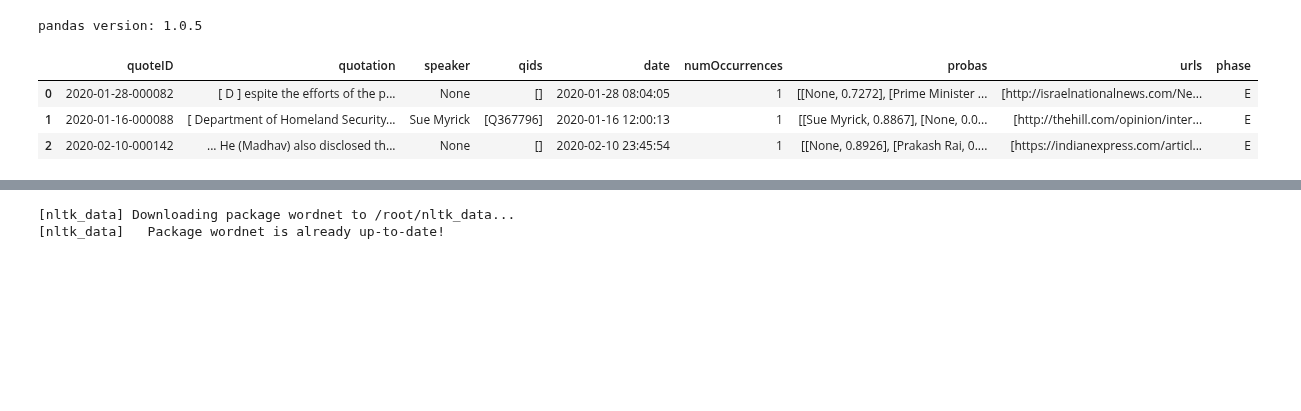
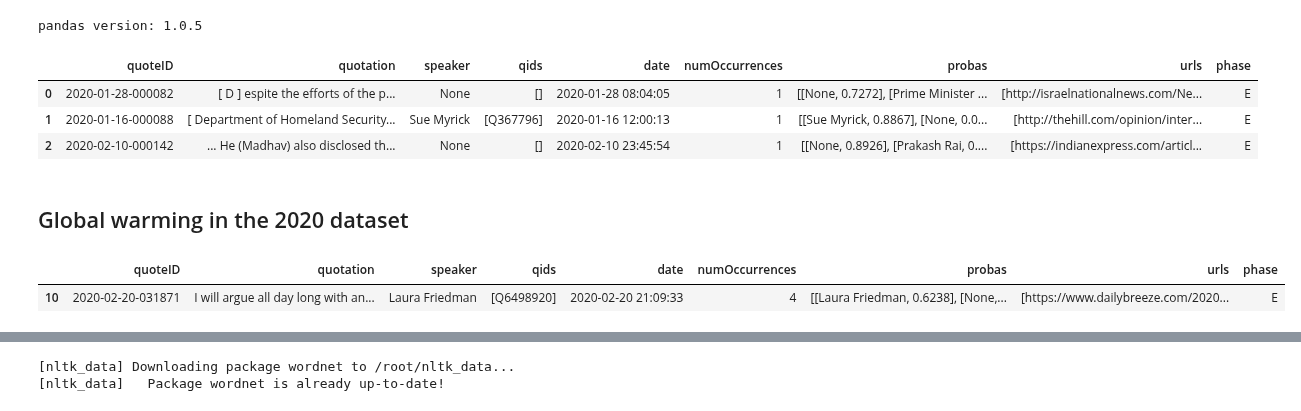
Before and after one commit to epfl-ada/ada-2021-project-jjzm, a Jupyter notebook: Data exploration M2.ipynb, the cells around one changed output, grey strips where cells are left out. Drawn from its saved outputs; the diff is of its cells as text; code cells hidden in the pictures; blank space fills up the shorter version.

Commit message:
data exploration continued

```diff
--- a/Data exploration M2.ipynb
+++ b/Data exploration M2.ipynb
@@ -39,11 +45,24 @@ def loop_chuncks(chunks, process_function, nb_chunks_to_read=0):
 # return the first 3 elements of a chunk
 def chunck_head(chunk):
   return chunk.head(3)
+
+chunks = pd.read_json(path_data + 'quotes-2020.json.bz2', lines=True, compression='bz2', chunksize=10000)
+loop_chuncks(chunks, chunck_head, 1)
+# %% [output]
+|  | quoteID | quotation | speaker | qids | date | numOccurrences | probas | urls | phase |
+| 0 | 2020-01-28-000082 | [ D ] espite the efforts of the p... | None | [] | 2020-01-28 08:04:05 | 1 | [[None, 0.7272], [Prime Minister ... | [http://israelnationalnews.com/Ne... | E |
+| 1 | 2020-01-16-000088 | [ Department of Homeland Security... | Sue Myrick | [Q367796] | 2020-01-16 12:00:13 | 1 | [[Sue Myrick, 0.8867], [None, 0.0... | [http://thehill.com/opinion/inter... | E |
+| 2 | 2020-02-10-000142 | ... He (Madhav) also disclosed th... | None | [] | 2020-02-10 23:45:54 | 1 | [[None, 0.8926], [Prakash Rai, 0.... | [https://indianexpress.com/articl... | E |
+# %% [markdown]
+## Global warming in the 2020 dataset
 # %%
+# return the quotes containing 'global warming'
+def contains_global_warming(chunk):
+  return chunk[chunk.quotation.str.contains('global warming')]
+
 chunks = pd.read_json(path_data + 'quotes-2020.json.bz2', lines=True, compression='bz2', chunksize=10000)
-loop_chuncks(chunks, chunck_head, 1)
+global_warming_quotes = loop_chuncks(chunks, contains_global_warming, 10)
+global_warming_quotes.sample(1)
 # %% [output]
 |  | quoteID | quotation | speaker | qids | date | numOccurrences | probas | urls | phase |
-| 0 | 2020-01-28-000082 | [ D ] espite the efforts of the p... | None | [] | 2020-01-28 08:04:05 | 1 | [[None, 0.7272], [Prime Minister ... | [http://israelnationalnews.com/Ne... | E |
-| 1 | 2020-01-16-000088 | [ Department of Homeland Security... | Sue Myrick | [Q367796] | 2020-01-16 12:00:13 | 1 | [[Sue Myrick, 0.8867], [None, 0.0... | [http://thehill.com/opinion/inter... | E |
-| 2 | 2020-02-10-000142 | ... He (Madhav) also disclosed th... | None | [] | 2020-02-10 23:45:54 | 1 | [[None, 0.8926], [Prakash Rai, 0.... | [https://indianexpress.com/articl... | E |
+| 10 | 2020-02-20-031871 | I will argue all day long with an... | Laura Friedman | [Q6498920] | 2020-02-20 21:09:33 | 4 | [[Laura Friedman, 0.6238], [None,... | [https://www.dailybreeze.com/2020... | E |
```
Also changed, not shown: parts of 18 cells of this notebook.
